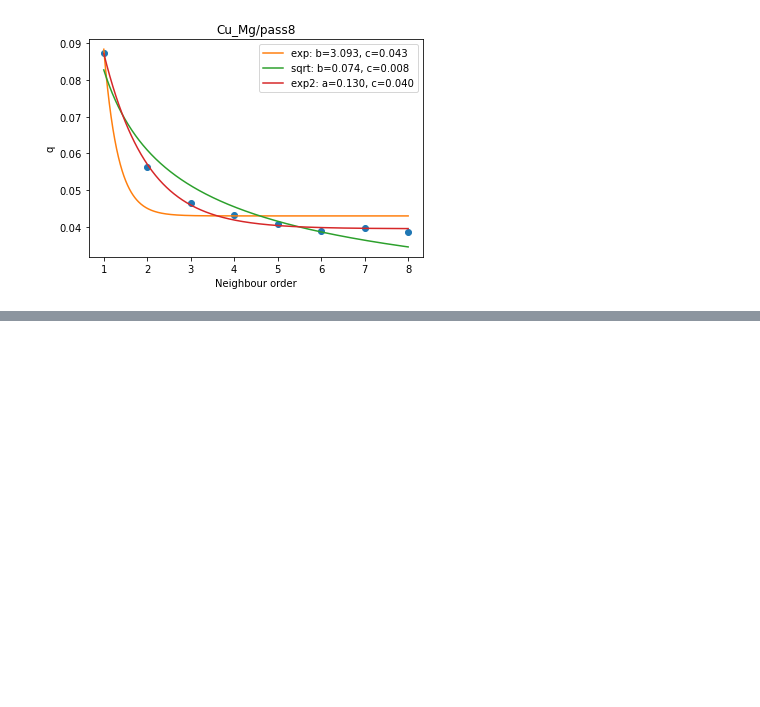
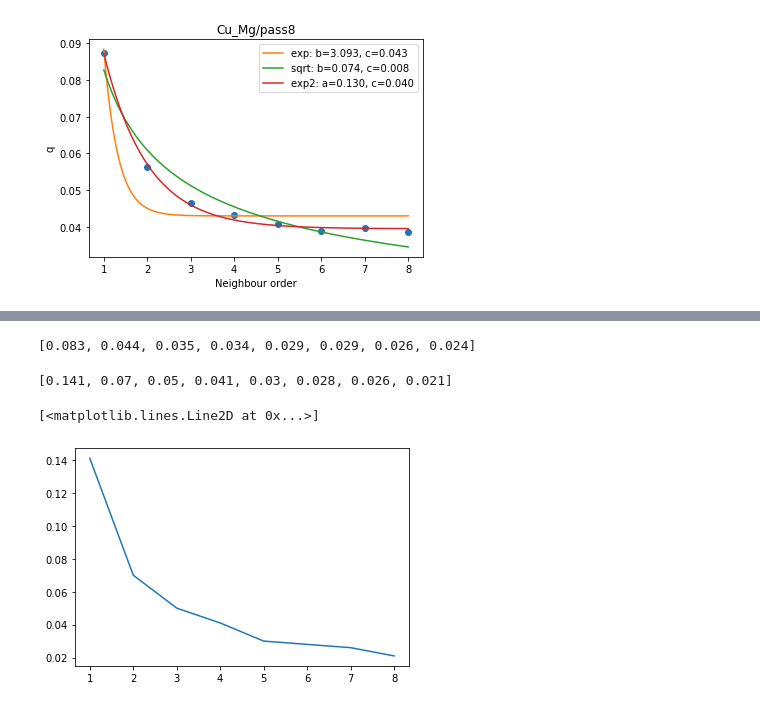
Before and after one commit to PRISBteam/Voronoi_PCC_Analyser, a Jupyter notebook: Approximation.ipynb, the cells around one changed output, grey strips where cells are left out. Drawn from its saved outputs; the diff is of its cells as text; code cells hidden in the pictures; blank space fills up the shorter version.

```diff
--- a/Approximation.ipynb
+++ b/Approximation.ipynb
@@ -408,0 +435,6 @@ plt.show()
+# %%
+Q_random, _ = np.histogram(random_distr, bins=bins)
+Q_random = Q_random / Q_random.sum()
+# %%
+def get_p(a):
+    return round((a < 15).sum() / len(a), 3), round((a >= 15).sum() / len(a), 3)
@@ -408,0 +447,13 @@ plt.show()
+# %%
+Q = Q_random
+ps = []
+H32 = []
+levels = []
+for i in range(1, 9):
+    P, _ = np.histogram(disangles[i], bins=bins)
+    P = P / P.sum()
+    d = matutils._hellinger(P, Q)
+    print('Cu_01Cr_01Zr','ECAP', 4, 556, i, len(disangles[i]), get_p(disangles[i])[0], round(d, 3))
+    levels.append(i)
+    ps.append(get_p(disangles[i])[0])
+    H32.append(round(d, 3))
@@ -408,0 +613,13 @@ plt.show()
+# %%
+ps
+# %% [output]
+[0.083, 0.044, 0.035, 0.034, 0.029, 0.029, 0.026, 0.024]
+# %%
+H32
+# %% [output]
+[0.141, 0.07, 0.05, 0.041, 0.03, 0.028, 0.026, 0.021]
+# %%
+plt.plot(levels, H32)
+# %% [output]
+[<matplotlib.lines.Line2D at 0x...>]
+[figure, added]
```
Also changed, not shown: parts of 37 cells of this notebook, 1 other file.
